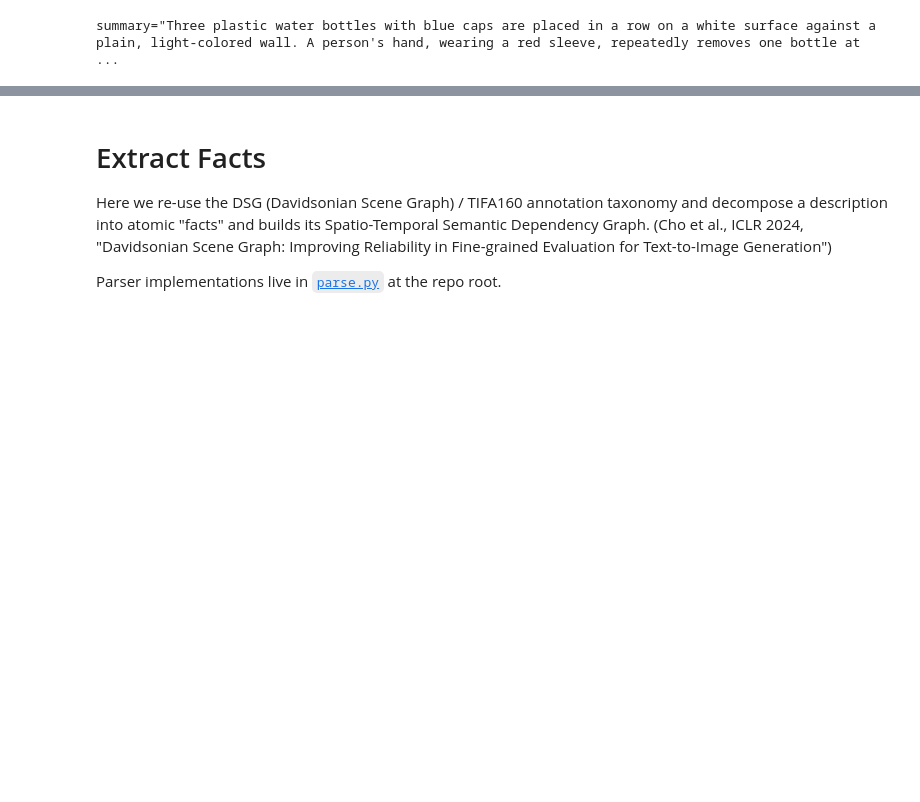
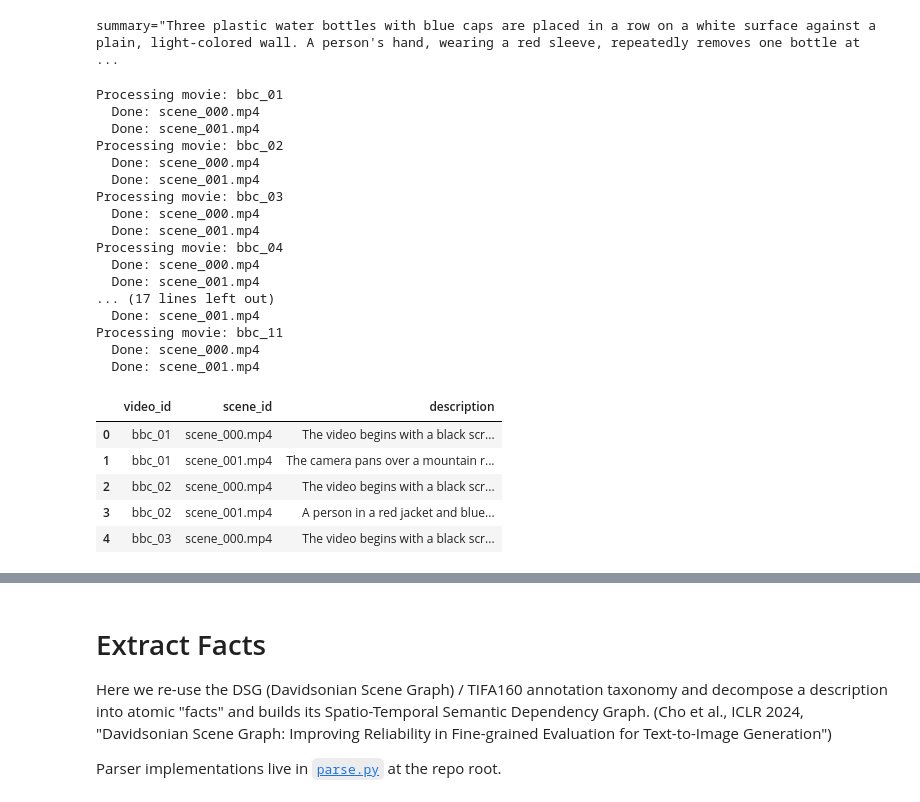
Before and after one commit to aedenj/faithful-cuts, a Jupyter notebook: CSED504_Faithful_Cuts.ipynb, the cells around one changed output, grey strips where cells are left out. Cells and saved outputs as stored; diff of their text form; code cells hidden in the pictures; blank space fills up the shorter version.

Commit message:
Process the BBC dataset

```diff
--- a/CSED504_Faithful_Cuts.ipynb
+++ b/CSED504_Faithful_Cuts.ipynb
@@ -146,14 +220,12 @@ from transformers import (
 )
 
 # SCENE_DESC_MODEL = "Qwen/Qwen3-VL-30B-A3B-Instruct"
-# SCENE_DESC_MODEL = "Qwen/Qwen3.5-35B-A3B"
-SCENE_DESC_MODEL = "Qwen/Qwen3-VL-8B-Instruct"
-
+SCENE_DESC_MODEL = "Qwen/Qwen3.5-35B-A3B"
+# SCENE_DESC_MODEL = "Qwen/Qwen3-VL-8B-Instruct"
 
 qwen_scene_desc_processor = AutoProcessor.from_pretrained(
     SCENE_DESC_MODEL
 )
-
 
 qwen_scene_desc_model = AutoModelForMultimodalLM.from_pretrained(
     SCENE_DESC_MODEL,
@@ -187,40 +244,6 @@ class SceneDescription(BaseModel):
     model_config = ConfigDict(extra="forbid")
 
     summary: str = Field(..., description="A concise but detailed summary of the visual scene depicted in the image or video.")
-# %%
-prompt = [
-    {
-        "role": "system",
-        "content": (
-            "You are a precise video understanding system. "
-            "Report only information directly supported by the provided video."
-        ),
-    },
-    {
-        "role": "user",
-        "content": [
-            {
-                "type": "video",
-                "video": Video(frames),
-            },
-            {
-                "type": "text",
-                "text": """
-Analyze this scene.
-
-Describe what occurs in the scene based only on visually
-observable evidence.
-
-Describe people, objects, actions, interactions, locations,
-settings, and important changes over time.
-
-Do not infer information that cannot be established from the
-video. Do not guess the identities or names of people.
-""",
-            },
-        ],
-    }
-]
 # %%
 scene_desc_model = outlines.from_transformers(qwen_scene_desc_model, qwen_scene_desc_processor)
 # %%
@@ -247,0 +357,28 @@ summary="Three plastic water bottles with blue caps are placed in a row on a whi
+# %%
+scene_desc_model = outlines.from_transformers(qwen_scene_desc_model, qwen_scene_desc_processor)
+df_results = process_all_scenes(BBC_ROOT, scene_desc_model, qwen_scene_desc_processor)
+display(df_results.head())
+# %% [output]
+Processing movie: bbc_01
+  Done: scene_000.mp4
+  Done: scene_001.mp4
+Processing movie: bbc_02
+  Done: scene_000.mp4
+  Done: scene_001.mp4
+Processing movie: bbc_03
+  Done: scene_000.mp4
+  Done: scene_001.mp4
+Processing movie: bbc_04
+  Done: scene_000.mp4
+  Done: scene_001.mp4
+... (17 lines left out)
+  Done: scene_001.mp4
+Processing movie: bbc_11
+  Done: scene_000.mp4
+  Done: scene_001.mp4
+|  | video_id | scene_id | description |
+| 0 | bbc_01 | scene_000.mp4 | The video begins with a black scr... |
+| 1 | bbc_01 | scene_001.mp4 | The camera pans over a mountain r... |
+| 2 | bbc_02 | scene_000.mp4 | The video begins with a black scr... |
+| 3 | bbc_02 | scene_001.mp4 | A person in a red jacket and blue... |
+| 4 | bbc_03 | scene_000.mp4 | The video begins with a black scr... |
```
Also changed, not shown: parts of 9 cells of this notebook.
